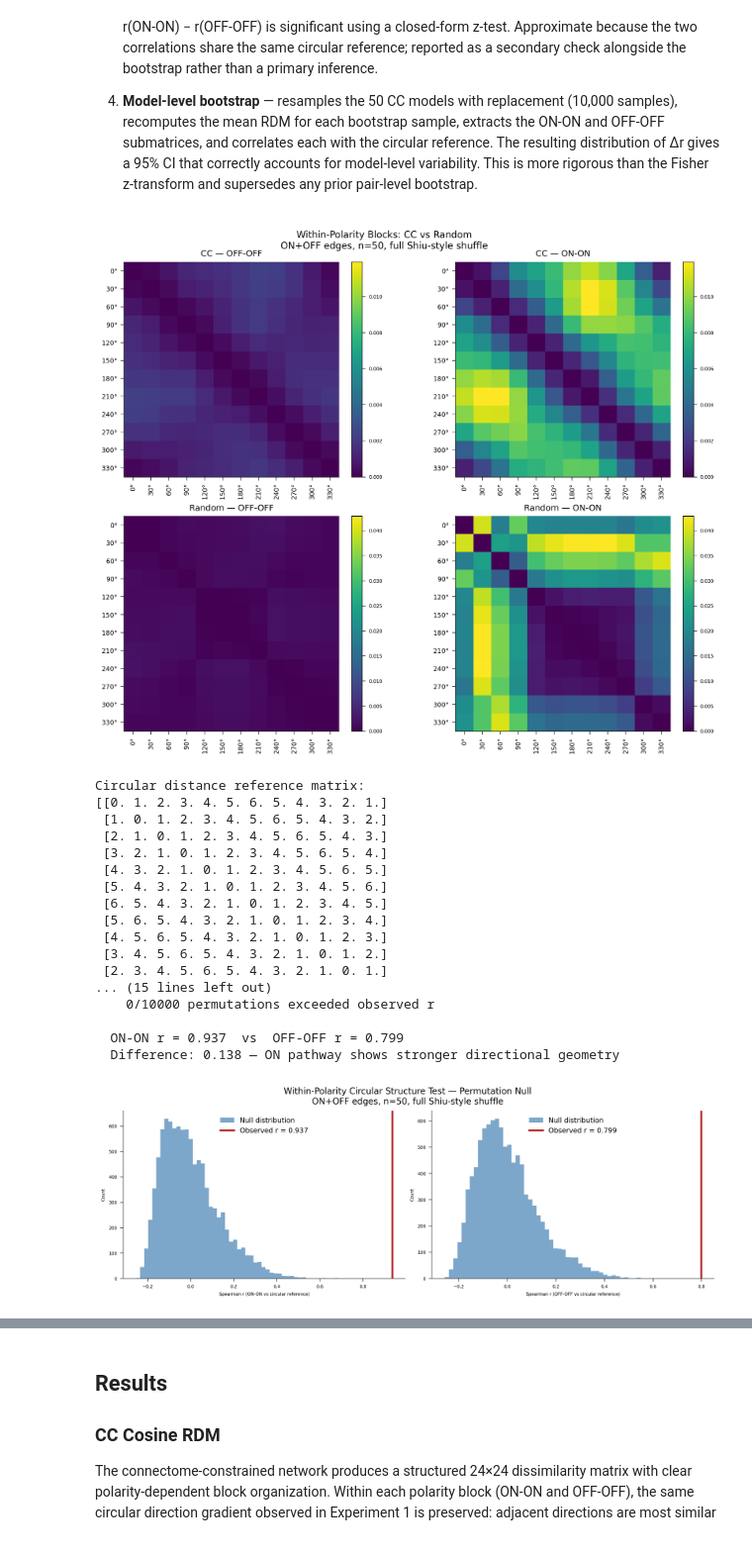
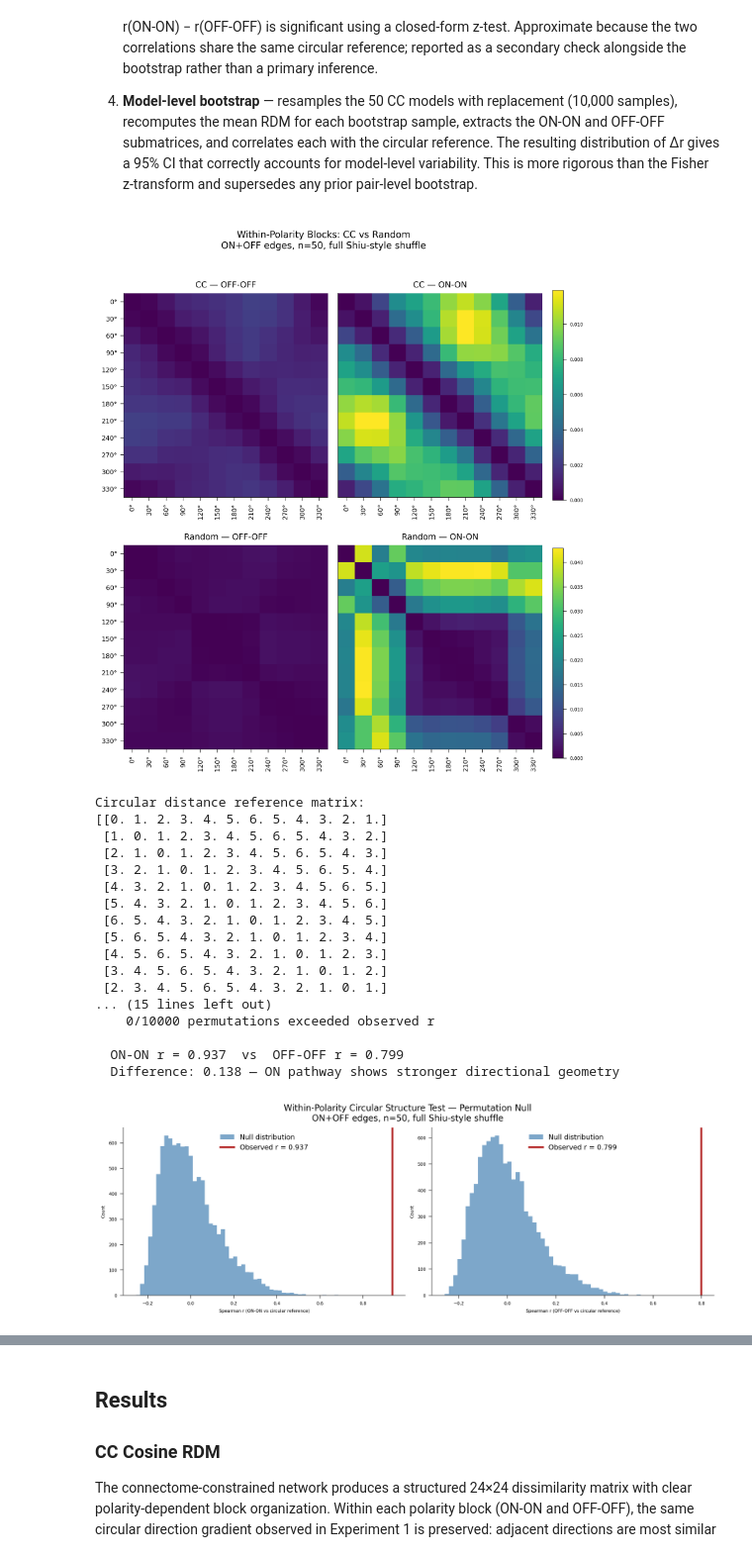
Before and after one commit to michaela10c/connectome-fidelity, a Jupyter notebook: notebooks/moving_edge_on_off.ipynb, the cells around one changed output, grey strips where cells are left out. Shown at 99% size. Cells and saved outputs as stored; diff of their text form; code cells hidden in the pictures.

```diff
--- a/notebooks/moving_edge_on_off.ipynb
+++ b/notebooks/moving_edge_on_off.ipynb
@@ -942,7 +942,8 @@ on_on   = cc_rdm[np.ix_(on_idx,  on_idx)]   # 12×12 ON-ON submatrix
 # circular direction gradient to be visible in the top row while preserving
 # the ability to compare OFF-OFF vs ON-ON structure within each network type.
 # The magnitude difference between CC and random is communicated by the
-# different colorbar ranges: CC row peaks at ~0.012, Random row at ~0.040.
+# different colorbar ranges: a single shared colorbar is shown per row —
+# CC row range 0–0.012, Random row range 0–0.040.
 
 rand_rdm     = d["rand_rdm_cosine"]
 rand_off_off = rand_rdm[np.ix_(off_idx, off_idx)]
@@ -952,25 +953,38 @@ rand_on_on   = rand_rdm[np.ix_(on_idx,  on_idx)]
 vmax_cc   = max(off_off.max(),      on_on.max())
 vmax_rand = max(rand_off_off.max(), rand_on_on.max())
 
-fig, axes = plt.subplots(2, 2, figsize=(10, 8))
+fig, axes = plt.subplots(2, 2, figsize=(8, 9))
+fig.subplots_adjust(right=0.91, wspace=0.05)  # reserve space on the right for colorbars
+
 fig.suptitle("Within-Polarity Blocks: CC vs Random\n"
              "ON+OFF edges, n=50, full Shiu-style shuffle", fontsize=10)
 
-for ax, block, title, vmax_row in zip(
-    axes.flat,
-    [off_off, on_on, rand_off_off, rand_on_on],
-    ["CC — OFF-OFF", "CC — ON-ON", "Random — OFF-OFF", "Random — ON-ON"],
-    [vmax_cc, vmax_cc, vmax_rand, vmax_rand]
-):
+panels = [
+    (axes[0, 0], off_off,      "CC — OFF-OFF",      vmax_cc),
+    (axes[0, 1], on_on,        "CC — ON-ON",         vmax_cc),
+    (axes[1, 0], rand_off_off, "Random — OFF-OFF",   vmax_rand),
+    (axes[1, 1], rand_on_on,   "Random — ON-ON",     vmax_rand),
+]
+
+ims = []
+for ax, block, title, vmax_row in panels:
     im = ax.imshow(block, cmap="viridis", vmin=0, vmax=vmax_row)
     ax.set_title(title, fontsize=9)
     ax.set_xticks(range(12))
     ax.set_xticklabels(angle_labels, fontsize=7, rotation=90)
     ax.set_yticks(range(12))
     ax.set_yticklabels(angle_labels, fontsize=7)
-    plt.colorbar(im, ax=ax, fraction=0.046, pad=0.04)
+    ims.append(im)
 
-plt.tight_layout()
+for ax in [axes[0, 1], axes[1, 1]]:
+    ax.set_yticks([])
+
+# Add colorbars in dedicated axes outside the plot area
+cax1 = fig.add_axes([0.93, 0.53, 0.02, 0.35])  # top row colorbar
+cax2 = fig.add_axes([0.93, 0.10, 0.02, 0.35])  # bottom row colorbar
+fig.colorbar(ims[0], cax=cax1)
+fig.colorbar(ims[2], cax=cax2)
+
 plt.savefig("within_polarity_blocks_cc_vs_random_50models_full_shiu.png",
             dpi=150, bbox_inches="tight")
 plt.show()
@@ -1129,34 +1143,34 @@ p_boot = np.mean(delta_r_boot <= 0)  # one-sided: proportion where ON <= OFF
 
 print(f"\n  Observed Δr = {r_on - r_off:.3f}")
 print(f"  Bootstrap mean Δr = {delta_r_boot.mean():.3f} ± {delta_r_boot.std():.3f}")
 print(f"  95% CI: [{ci_95[0]:.3f}, {ci_95[1]:.3f}]")
 print(f"  99% CI: [{ci_99[0]:.3f}, {ci_99[1]:.3f}]")
 print(f"  p (one-sided, ON <= OFF): {p_boot:.4f}")
 print(f"\n  Interpretation: "
       f"{'CI excludes zero — ON/OFF asymmetry is significant at 95% level' if ci_95[0] > 0 else 'CI includes zero — asymmetry not significant at 95% level'}")
 
 # Plot bootstrap distribution
 fig, ax = plt.subplots(figsize=(7, 4))
 ax.hist(delta_r_boot, bins=60, color="steelblue", alpha=0.7,
         label="Bootstrap Δr distribution")
 ax.axvline(r_on - r_off, color="firebrick", linewidth=2,
            label=f"Observed Δr = {r_on - r_off:.3f}")
 ax.axvline(ci_95[0], color="darkorange", linewidth=1.5, linestyle="--",
            label=f"95% CI [{ci_95[0]:.3f}, {ci_95[1]:.3f}]")
 ax.axvline(ci_95[1], color="darkorange", linewidth=1.5, linestyle="--")
 ax.axvline(0, color="black", linewidth=1, linestyle=":",
            label="Δr = 0 (no difference)")
 ax.set_xlabel("Δr (ON-ON minus OFF-OFF circular structure)")
 ax.set_ylabel("Count")
 ax.set_title("Bootstrap Distribution of ON/OFF Circular Structure Asymmetry\n"
              "ON+OFF edges, n=50 models, full Shiu-style shuffle", fontsize=10)
 ax.legend(fontsize=8)
 plt.tight_layout()
 plt.savefig("bootstrap_on_off_asymmetry_50models_full_shiu.png",
             dpi=150, bbox_inches="tight")
 plt.show()
 # %% [output]
-[figure, old version]
+[figure, new version]
 Circular distance reference matrix:
 [[0. 1. 2. 3. 4. 5. 6. 5. 4. 3. 2. 1.]
  [1. 0. 1. 2. 3. 4. 5. 6. 5. 4. 3. 2.]
```
Also changed, not shown: parts of 1 cell of this notebook, 2 other files.
